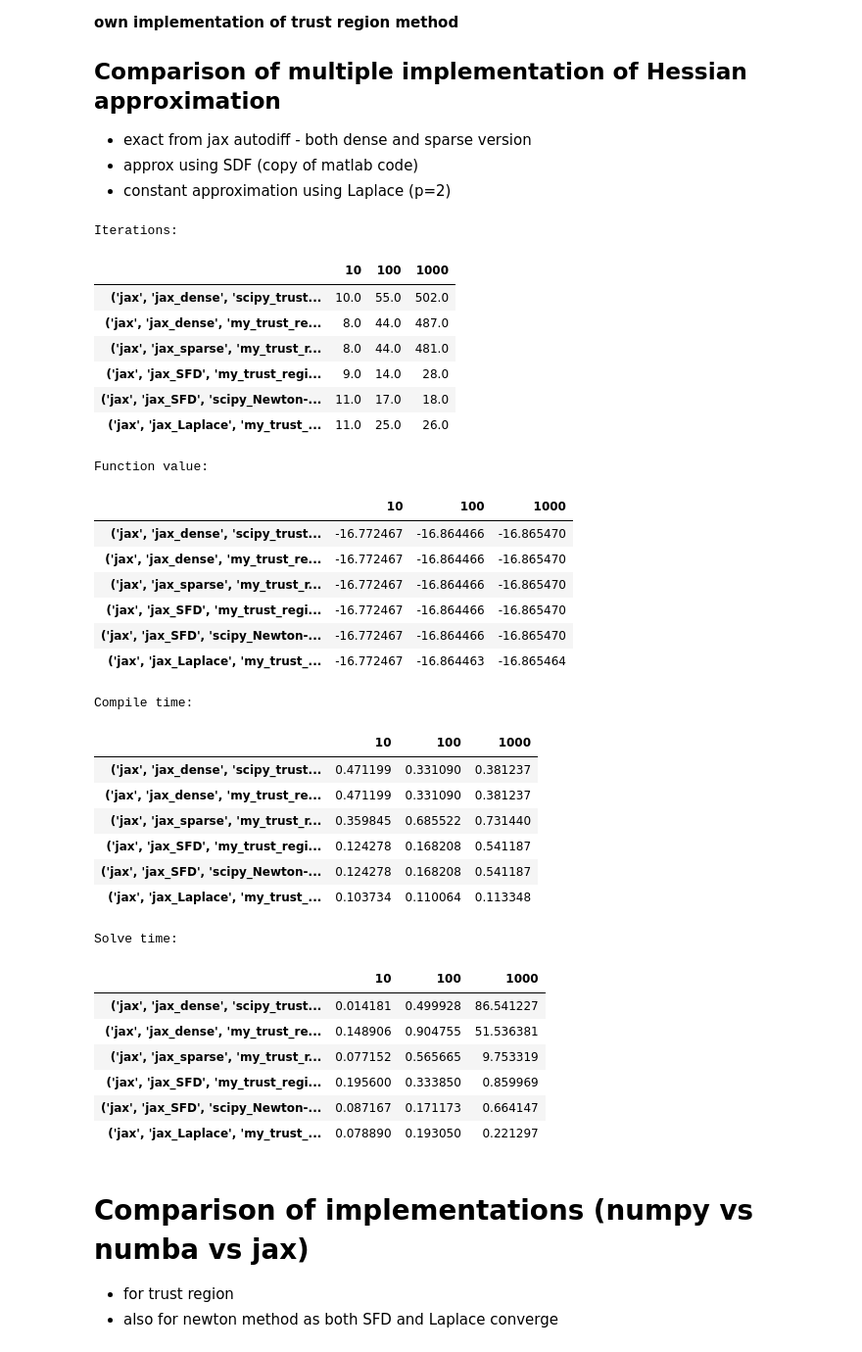
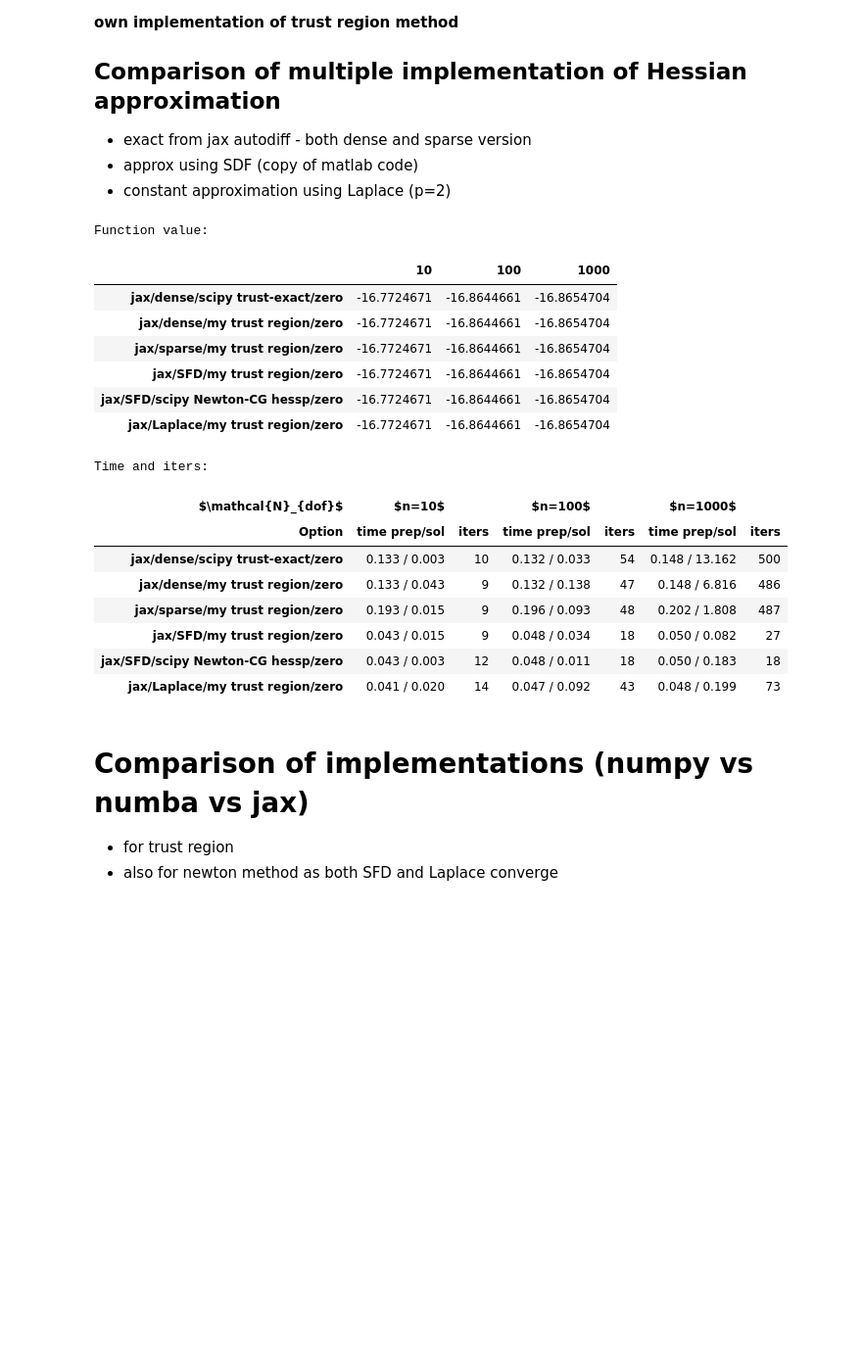
Before and after one commit to Beremi/pLaplace, a Jupyter notebook: run_tests_1D.ipynb, the cells around one changed output. Shown: that part at 98% size. Cells and saved outputs as stored; diff of their text form; code cells hidden in the pictures; blank space fills up the shorter version.

```diff
--- a/run_tests_1D.ipynb
+++ b/run_tests_1D.ipynb
@@ -156,64 +126,49 @@ Solve time:
 # %%
 all_solvers = []
 all_solvers.append({"val_grad": "jax",
-                    "hess": "jax_dense",
+                    "hess": "dense",
                     "minimizer": ["scipy_trust-exact", "my_trust_region"],
                     "initial_guess": "zero",
                     "problem_setting": problem_setting,
                     "sizes": sizes})
 all_solvers.append({"val_grad": "jax",
-                    "hess": "jax_sparse",
+                    "hess": "sparse",
                     "minimizer": ["my_trust_region"],
                     "initial_guess": "zero",
                     "problem_setting": problem_setting,
                     "sizes": sizes})
 all_solvers.append({"val_grad": "jax",
-                    "hess": "jax_SFD",
+                    "hess": "SFD",
                     "minimizer": ["my_trust_region", "scipy_Newton-CG_hessp"],
                     "initial_guess": "zero",
                     "problem_setting": problem_setting,
                     "sizes": sizes})
 all_solvers.append({"val_grad": "jax",
-                    "hess": "jax_Laplace",
+                    "hess": "Laplace",
                     "minimizer": ["my_trust_region"],
                     "initial_guess": "zero",
                     "problem_setting": problem_setting,
                     "sizes": sizes})
 results = test_runner_1D.test_runner_1D(all_solvers)
-iterations_df, compile_df, f_val_df, solve_df = test_runner_1D.create_tables(results, display_table="Ipython")
+iterations_df, compile_df, f_val_df, solve_df, _, _, _ = test_runner_1D.create_tables(results, display_table="Ipython")
 # %% [output]
-Iterations:
+Function value:
 |  | 10 | 100 | 1000 |
-| ('jax', 'jax_dense', 'scipy_trust... | 10.0 | 55.0 | 502.0 |
-| ('jax', 'jax_dense', 'my_trust_re... | 8.0 | 44.0 | 487.0 |
-| ('jax', 'jax_sparse', 'my_trust_r... | 8.0 | 44.0 | 481.0 |
-| ('jax', 'jax_SFD', 'my_trust_regi... | 9.0 | 14.0 | 28.0 |
-| ('jax', 'jax_SFD', 'scipy_Newton-... | 11.0 | 17.0 | 18.0 |
-| ('jax', 'jax_Laplace', 'my_trust_... | 11.0 | 25.0 | 26.0 |
+| jax/dense/scipy trust-exact/zero | -16.7724671 | -16.8644661 | -16.8654704 |
+| jax/dense/my trust region/zero | -16.7724671 | -16.8644661 | -16.8654704 |
+| jax/sparse/my trust region/zero | -16.7724671 | -16.8644661 | -16.8654704 |
+| jax/SFD/my trust region/zero | -16.7724671 | -16.8644661 | -16.8654704 |
+| jax/SFD/scipy Newton-CG hessp/zero | -16.7724671 | -16.8644661 | -16.8654704 |
+| jax/Laplace/my trust region/zero | -16.7724671 | -16.8644661 | -16.8654704 |
-Function value:
+Time and iters:
-|  | 10 | 100 | 1000 |
-| ('jax', 'jax_dense', 'scipy_trust... | -16.772467 | -16.864466 | -16.865470 |
-| ('jax', 'jax_dense', 'my_trust_re... | -16.772467 | -16.864466 | -16.865470 |
-| ('jax', 'jax_sparse', 'my_trust_r... | -16.772467 | -16.864466 | -16.865470 |
-| ('jax', 'jax_SFD', 'my_trust_regi... | -16.772467 | -16.864466 | -16.865470 |
-| ('jax', 'jax_SFD', 'scipy_Newton-... | -16.772467 | -16.864466 | -16.865470 |
-| ('jax', 'jax_Laplace', 'my_trust_... | -16.772467 | -16.864463 | -16.865464 |
+| $\mathcal{N}_{dof}$ | $n=10$ |  | $n=100$ |  | $n=1000$ |  |
+| Option | time prep/sol | iters | time prep/sol | iters | time prep/sol | iters |
+| jax/dense/scipy trust-exact/zero | 0.133 / 0.003 | 10 | 0.132 / 0.033 | 54 | 0.148 / 13.162 | 500 |
+| jax/dense/my trust region/zero | 0.133 / 0.043 | 9 | 0.132 / 0.138 | 47 | 0.148 / 6.816 | 486 |
+| jax/sparse/my trust region/zero | 0.193 / 0.015 | 9 | 0.196 / 0.093 | 48 | 0.202 / 1.808 | 487 |
+| jax/SFD/my trust region/zero | 0.043 / 0.015 | 9 | 0.048 / 0.034 | 18 | 0.050 / 0.082 | 27 |
+| jax/SFD/scipy Newton-CG hessp/zero | 0.043 / 0.003 | 12 | 0.048 / 0.011 | 18 | 0.050 / 0.183 | 18 |
+| jax/Laplace/my trust region/zero | 0.041 / 0.020 | 14 | 0.047 / 0.092 | 43 | 0.048 / 0.199 | 73 |
-Compile time:
-|  | 10 | 100 | 1000 |
-| ('jax', 'jax_dense', 'scipy_trust... | 0.471199 | 0.331090 | 0.381237 |
-| ('jax', 'jax_dense', 'my_trust_re... | 0.471199 | 0.331090 | 0.381237 |
-| ('jax', 'jax_sparse', 'my_trust_r... | 0.359845 | 0.685522 | 0.731440 |
-| ('jax', 'jax_SFD', 'my_trust_regi... | 0.124278 | 0.168208 | 0.541187 |
-| ('jax', 'jax_SFD', 'scipy_Newton-... | 0.124278 | 0.168208 | 0.541187 |
-| ('jax', 'jax_Laplace', 'my_trust_... | 0.103734 | 0.110064 | 0.113348 |
-Solve time:
-|  | 10 | 100 | 1000 |
-| ('jax', 'jax_dense', 'scipy_trust... | 0.014181 | 0.499928 | 86.541227 |
-| ('jax', 'jax_dense', 'my_trust_re... | 0.148906 | 0.904755 | 51.536381 |
-| ('jax', 'jax_sparse', 'my_trust_r... | 0.077152 | 0.565665 | 9.753319 |
-| ('jax', 'jax_SFD', 'my_trust_regi... | 0.195600 | 0.333850 | 0.859969 |
-| ('jax', 'jax_SFD', 'scipy_Newton-... | 0.087167 | 0.171173 | 0.664147 |
-| ('jax', 'jax_Laplace', 'my_trust_... | 0.078890 | 0.193050 | 0.221297 |
 # %% [markdown]
 # Comparison of implementations (numpy vs numba vs jax)
  - for trust region
```
Also changed, not shown: parts of 6 cells of this notebook, 41 other files.
